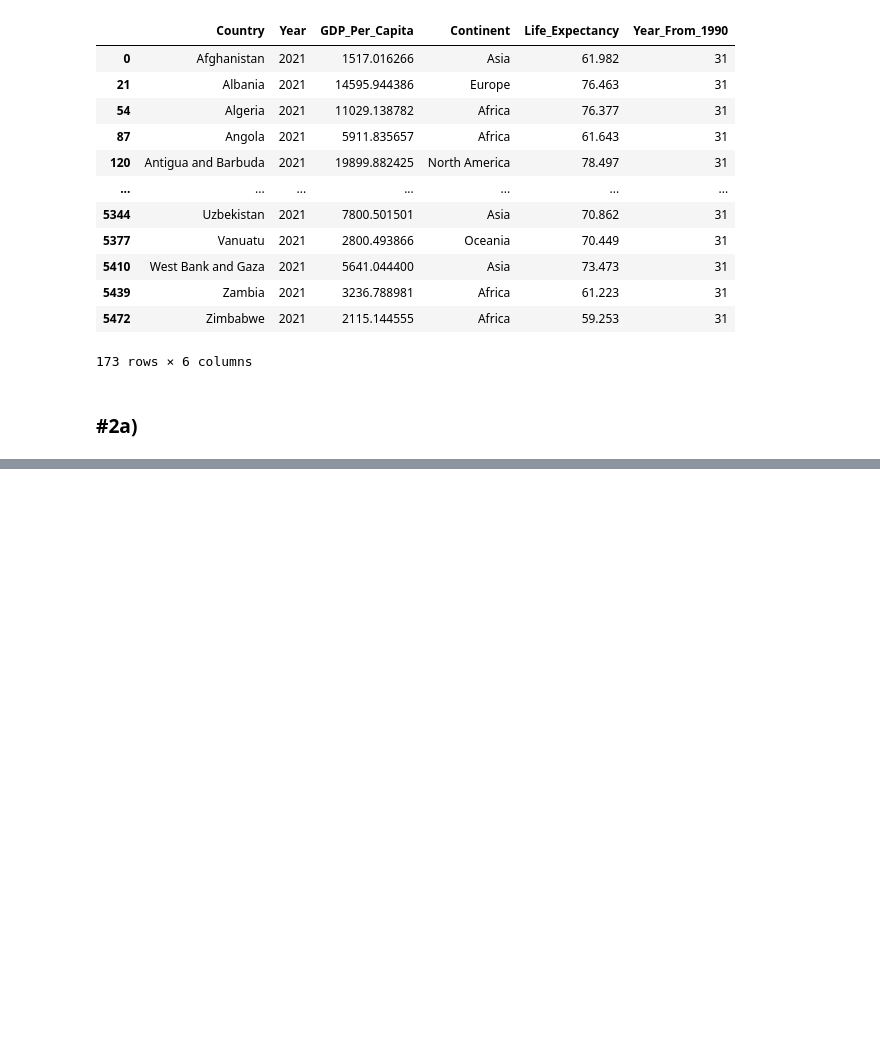
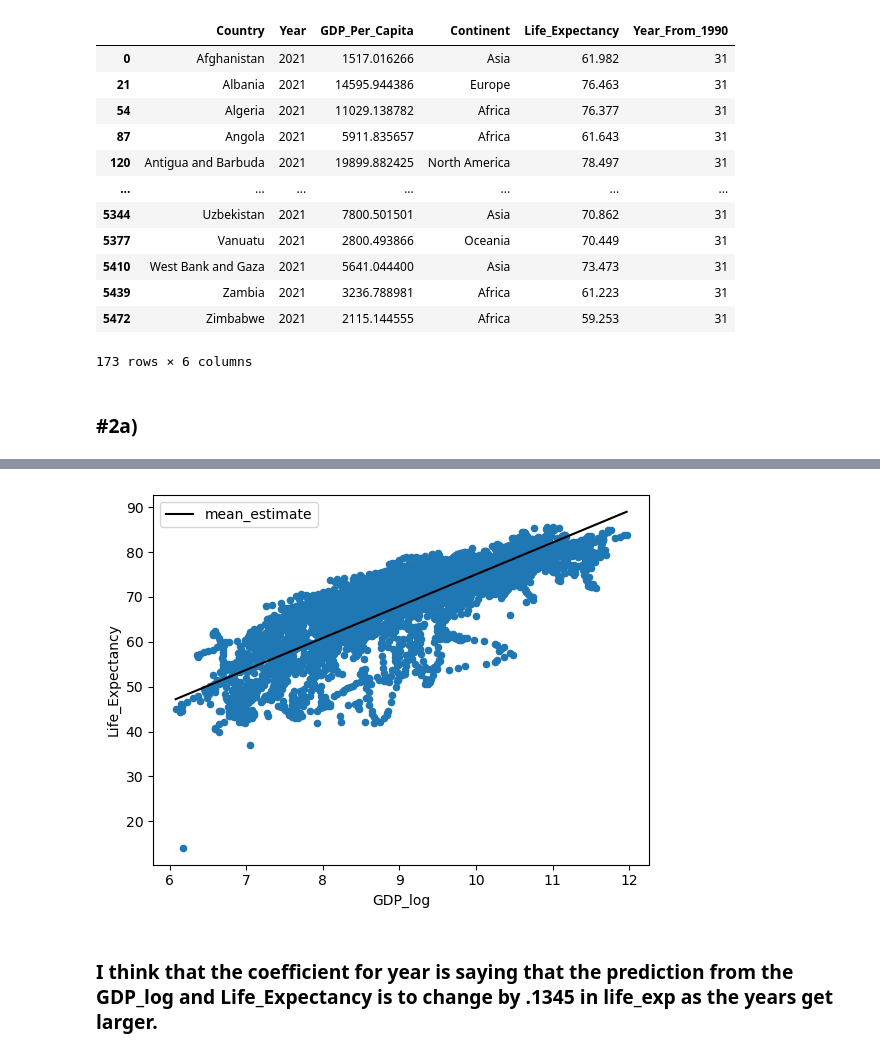
Before and after one commit to nss-data-science-cohort-8/un-linear-regression-ThomasDavis4757, a Jupyter notebook: notebooks/LinearRegressionPractice.ipynb, the cells around one changed output, grey strips where cells are left out. Saved outputs shown, nothing was run; the diff lists cells and outputs as text; code cells hidden in the pictures; blank space fills up the shorter version.

```diff
--- a/notebooks/LinearRegressionPractice.ipynb
+++ b/notebooks/LinearRegressionPractice.ipynb
@@ -152,0 +453,3 @@ life_exp_GDP = smf.ols("Life_Expectancy ~ GDP_Per_Capita", data=gdp_le_2021).fit
+# %%
+life_exp_GDP_log_all = smf.ols("Life_Expectancy ~ GDP_log + Year", data=gdp_le).fit()
+life_exp_GDP_log_all.summary()
@@ -152,0 +479,17 @@ life_exp_GDP = smf.ols("Life_Expectancy ~ GDP_Per_Capita", data=gdp_le_2021).fit
+# %%
+pred_df_log = pd.DataFrame(
+    {
+        'GDP_log': np.linspace(start=gdp_le['GDP_log'].min(), stop=gdp_le['GDP_log'].max()),
+        'Year': np.linspace(start=gdp_le['Year'].min(), stop=gdp_le['Year'].max())
+    }
+)
+
+pred_df_log['mean_estimate'] = life_exp_GDP_log_all.predict(pred_df_log)
+# %%
+fig, ax = plt.subplots()
+gdp_le.plot(kind="scatter", x="GDP_log", y="Life_Expectancy", ax=ax)
+pred_df_log.plot(kind="line", x="GDP_log", y="mean_estimate", color="black", ax=ax);
+# %% [output]
+[figure, added]
+# %% [markdown]
+### I think that the coefficient for year is saying that the prediction from the GDP_log and Life_Expectancy is to change by .1345 in life_exp as the years get larger.
```
Also changed, not shown: parts of 42 cells of this notebook.
